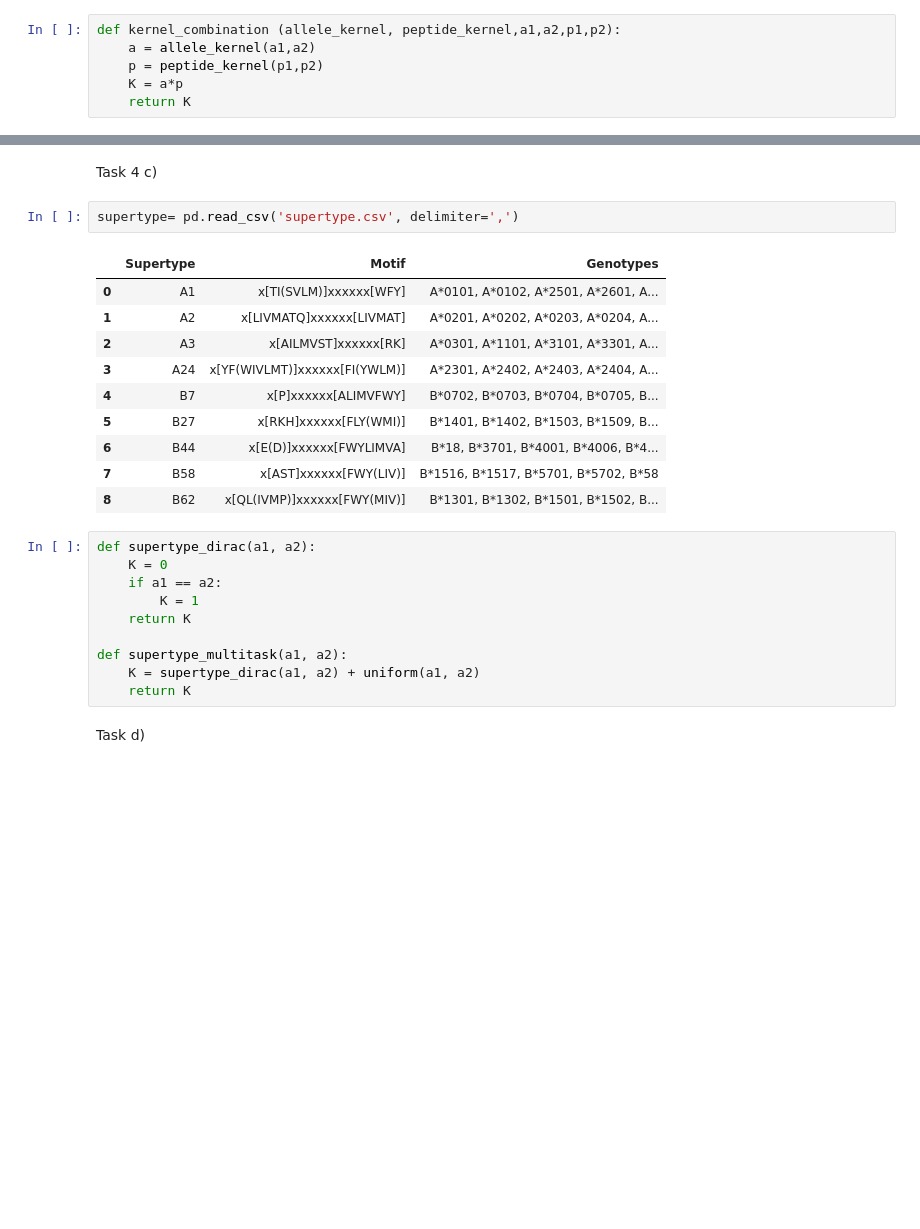
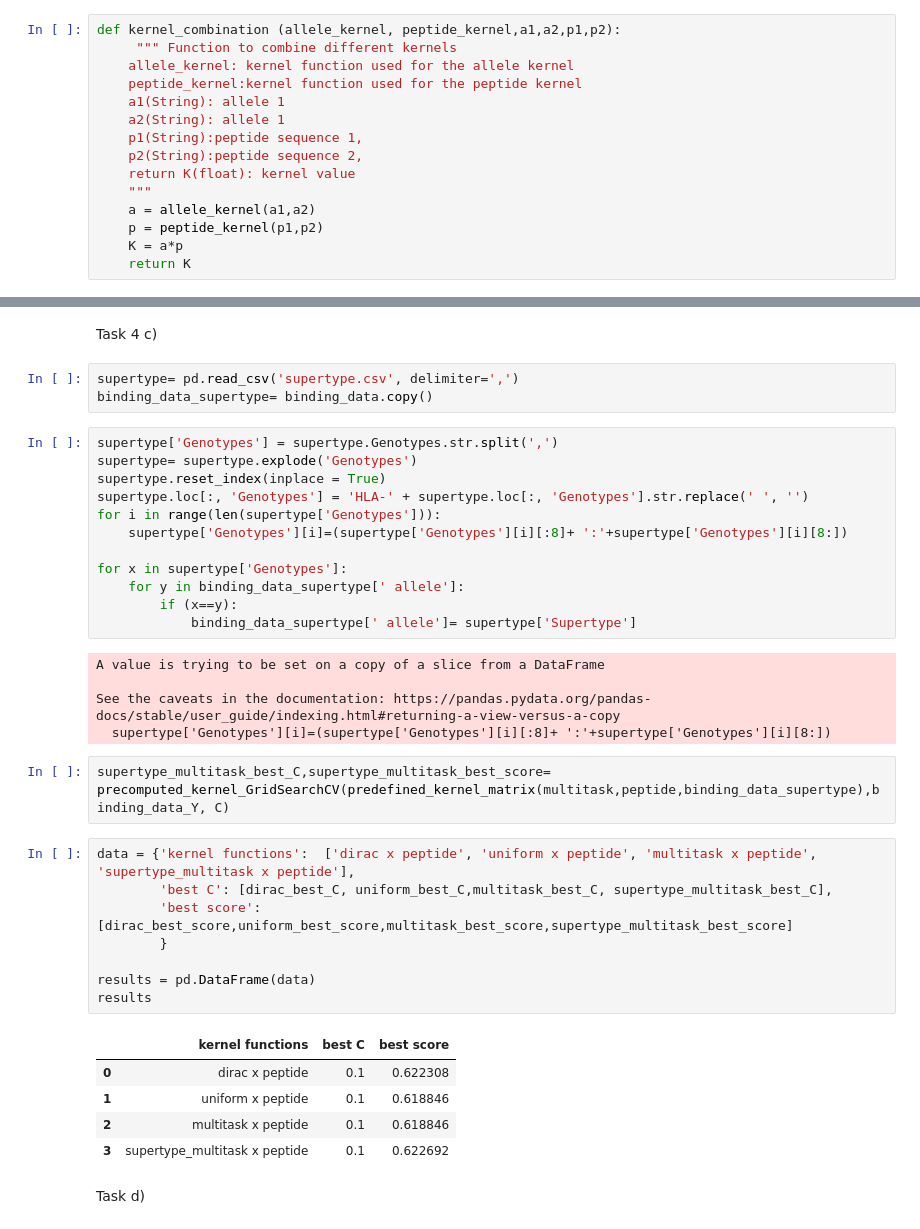
Before and after one commit to mdittschar/MDS, a Jupyter notebook: MDS_Assignment02_Auckenthaler_Dittschar.ipynb, the cells around one changed output, grey strips where cells are left out. Drawn from its saved outputs; the diff is of its cells as text; blank space fills up the shorter version.

```diff
--- a/MDS_Assignment02_Auckenthaler_Dittschar.ipynb
+++ b/MDS_Assignment02_Auckenthaler_Dittschar.ipynb
@@ -80,6 +108,15 @@ binding_data= pd.read_csv('BindingData.csv', delimiter=',')
 binding_data_Y= binding_data[' binding label']
 # %%
 def kernel_combination (allele_kernel, peptide_kernel,a1,a2,p1,p2):
+     """ Function to combine different kernels
+    allele_kernel: kernel function used for the allele kernel
+    peptide_kernel:kernel function used for the peptide kernel
+    a1(String): allele 1
+    a2(String): allele 1
+    p1(String):peptide sequence 1,
+    p2(String):peptide sequence 2,
+    return K(float): kernel value
+    """
     a = allele_kernel(a1,a2)
     p = peptide_kernel(p1,p2)
     K = a*p
@@ -155,27 +183,40 @@ multitask_best_C,multitask_best_score
 Task 4 c)
 # %%
 supertype= pd.read_csv('supertype.csv', delimiter=',')
+binding_data_supertype= binding_data.copy()
-# %% [output]
-|  | Supertype | Motif | Genotypes |
-| 0 | A1 | x[TI(SVLM)]xxxxxx[WFY] | A*0101, A*0102, A*2501, A*2601, A... |
-| 1 | A2 | x[LIVMATQ]xxxxxx[LIVMAT] | A*0201, A*0202, A*0203, A*0204, A... |
-| 2 | A3 | x[AILMVST]xxxxxx[RK] | A*0301, A*1101, A*3101, A*3301, A... |
-| 3 | A24 | x[YF(WIVLMT)]xxxxxx[FI(YWLM)] | A*2301, A*2402, A*2403, A*2404, A... |
-| 4 | B7 | x[P]xxxxxx[ALIMVFWY] | B*0702, B*0703, B*0704, B*0705, B... |
-| 5 | B27 | x[RKH]xxxxxx[FLY(WMI)] | B*1401, B*1402, B*1503, B*1509, B... |
-| 6 | B44 | x[E(D)]xxxxxx[FWYLIMVA] | B*18, B*3701, B*4001, B*4006, B*4... |
-| 7 | B58 | x[AST]xxxxxx[FWY(LIV)] | B*1516, B*1517, B*5701, B*5702, B*58 |
-| 8 | B62 | x[QL(IVMP)]xxxxxx[FWY(MIV)] | B*1301, B*1302, B*1501, B*1502, B... |
-# %%
-def supertype_dirac(a1, a2):
-    K = 0
-    if a1 == a2:
-        K = 1
-    return K
-
-def supertype_multitask(a1, a2):
-    K = supertype_dirac(a1, a2) + uniform(a1, a2)
-    return K
+# %%
+supertype['Genotypes'] = supertype.Genotypes.str.split(',')
+supertype= supertype.explode('Genotypes')
+supertype.reset_index(inplace = True)
+supertype.loc[:, 'Genotypes'] = 'HLA-' + supertype.loc[:, 'Genotypes'].str.replace(' ', '')
+for i in range(len(supertype['Genotypes'])):
+    supertype['Genotypes'][i]=(supertype['Genotypes'][i][:8]+ ':'+supertype['Genotypes'][i][8:])
+
+for x in supertype['Genotypes']:
+    for y in binding_data_supertype[' allele']:
+        if (x==y):
+            binding_data_supertype[' allele']= supertype['Supertype']
+# %% [output]
+A value is trying to be set on a copy of a slice from a DataFrame
+
+See the caveats in the documentation: https://pandas.pydata.org/pandas-docs/stable/user_guide/indexing.html#returning-a-view-versus-a-copy
+  supertype['Genotypes'][i]=(supertype['Genotypes'][i][:8]+ ':'+supertype['Genotypes'][i][8:])
+# %%
+supertype_multitask_best_C,supertype_multitask_best_score= precomputed_kernel_GridSearchCV(predefined_kernel_matrix(multitask,peptide,binding_data_supertype),binding_data_Y, C)
+# %%
+data = {'kernel functions':  ['dirac x peptide', 'uniform x peptide', 'multitask x peptide', 'supertype_multitask x peptide'],
+        'best C': [dirac_best_C, uniform_best_C,multitask_best_C, supertype_multitask_best_C],
+        'best score':[dirac_best_score,uniform_best_score,multitask_best_score,supertype_multitask_best_score]
+        }
+
+results = pd.DataFrame(data)
+results
+# %% [output]
+|  | kernel functions | best C | best score |
+| 0 | dirac x peptide | 0.1 | 0.622308 |
+| 1 | uniform x peptide | 0.1 | 0.618846 |
+| 2 | multitask x peptide | 0.1 | 0.618846 |
+| 3 | supertype_multitask x peptide | 0.1 | 0.622692 |
 # %% [markdown]
 Task d)
 # %% [markdown]
```
Also changed, not shown: parts of 8 cells of this notebook.
